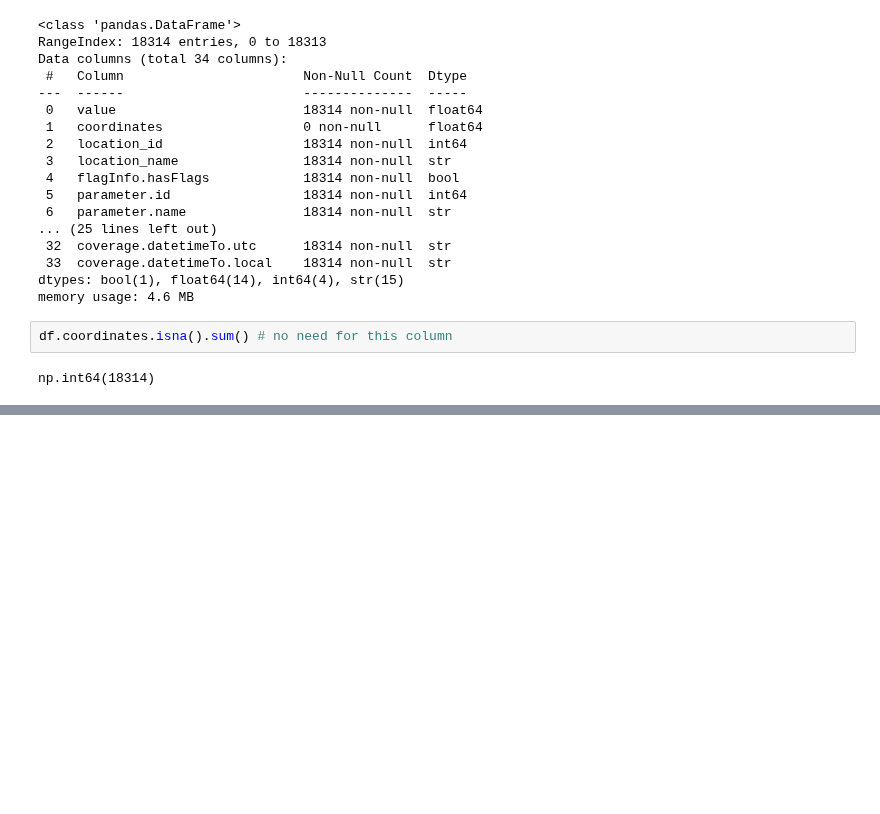
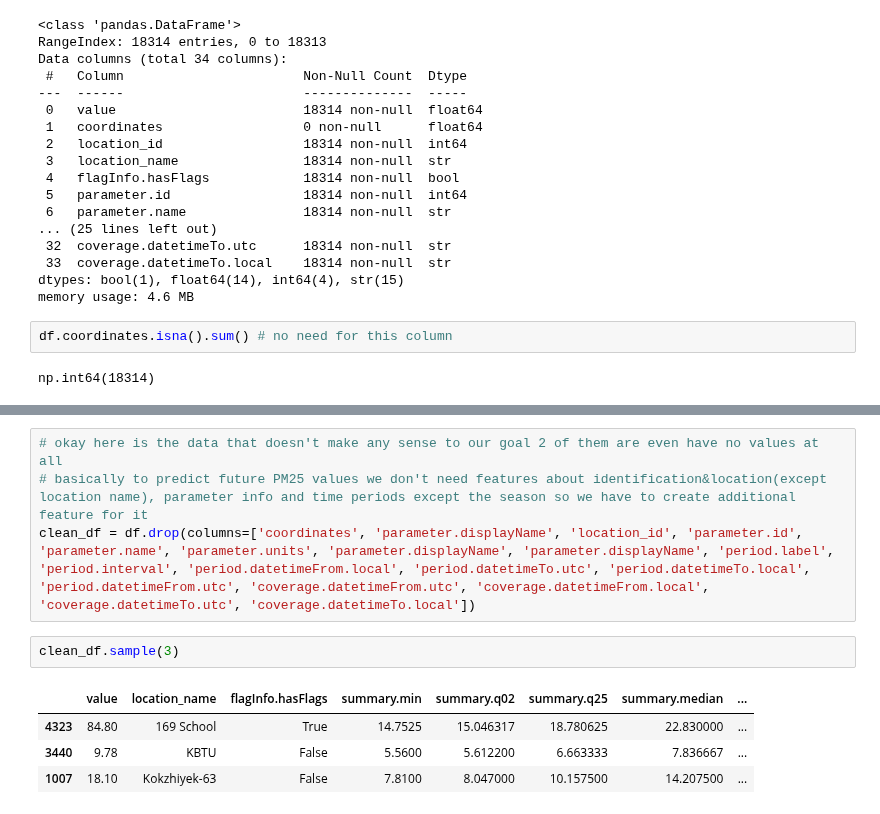
Before and after one commit to iencislennon/Next-Day-PM2.5-Air-Quality-Forecasting-forAlmaty, a Jupyter notebook: exploratory/sandbox.ipynb, the cells around one changed output, grey strips where cells are left out. Drawn from its saved outputs; the diff is of its cells as text; blank space fills up the shorter version.

Commit message:
get a clean df 1

```diff
--- a/exploratory/sandbox.ipynb
+++ b/exploratory/sandbox.ipynb
@@ -80,0 +293,11 @@ df.drop(columns=[], axis=1, inplace=True)
+# %%
+# okay here is the data that doesn't make any sense to our goal 2 of them are even have no values at all
+# basically to predict future PM25 values we don't need features about identification&location(except location name), parameter info and time periods except the season so we have to create additional feature for it
+clean_df = df.drop(columns=['coordinates', 'parameter.displayName', 'location_id', 'parameter.id', 'parameter.name', 'parameter.units', 'parameter.displayName', 'parameter.displayName', 'period.label', 'period.interval', 'period.datetimeFrom.local', 'period.datetimeTo.utc', 'period.datetimeTo.local', 'period.datetimeFrom.utc', 'coverage.datetimeFrom.utc', 'coverage.datetimeFrom.local', 'coverage.datetimeTo.utc', 'coverage.datetimeTo.local'])
+# %%
+clean_df.sample(3)
+# %% [output]
+|  | value | location_name | flagInfo.hasFlags | summary.min | summary.q02 | summary.q25 | summary.median | ... |
+| 4323 | 84.80 | 169 School | True | 14.7525 | 15.046317 | 18.780625 | 22.830000 | ... |
+| 3440 | 9.78 | KBTU | False | 5.5600 | 5.612200 | 6.663333 | 7.836667 | ... |
+| 1007 | 18.10 | Kokzhiyek-63 | False | 7.8100 | 8.047000 | 10.157500 | 14.207500 | ... |
```
Also changed, not shown: parts of 21 cells of this notebook, 2 other files.
